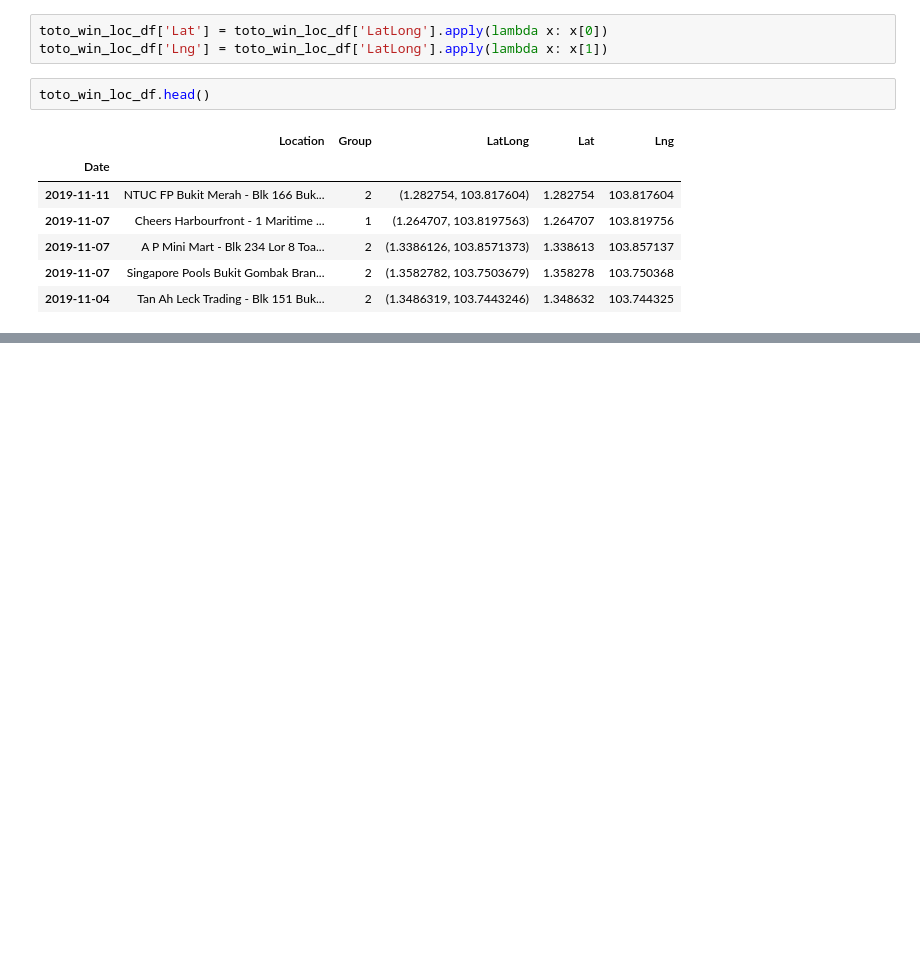
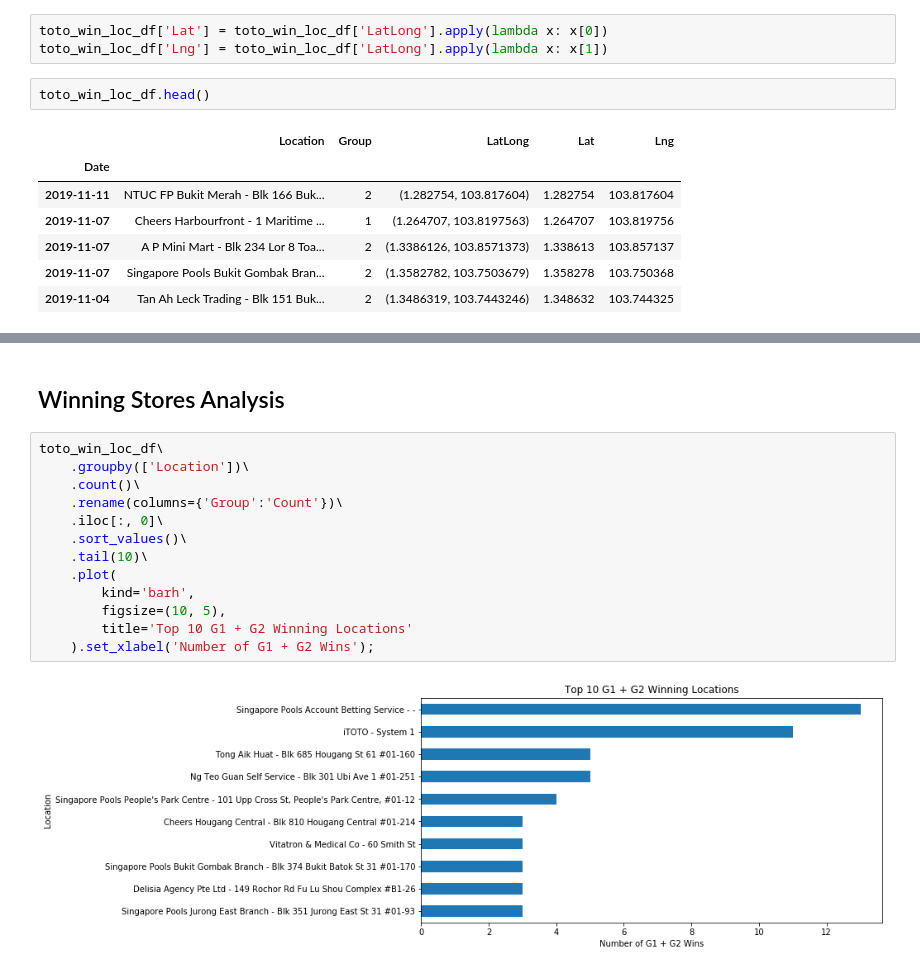
Before and after one commit to yongyct/singapore-pools-analysis, a Jupyter notebook: singapore_pools_analysis.ipynb, the cells around one changed output, grey strips where cells are left out. Saved outputs shown, nothing was run; the diff lists cells and outputs as text; blank space fills up the shorter version.

```diff
--- a/singapore_pools_analysis.ipynb
+++ b/singapore_pools_analysis.ipynb
@@ -554,0 +618,17 @@ Wall time: 4.59 s
+# %% [markdown]
+## Winning Stores Analysis
+# %%
+toto_win_loc_df\
+    .groupby(['Location'])\
+    .count()\
+    .rename(columns={'Group':'Count'})\
+    .iloc[:, 0]\
+    .sort_values()\
+    .tail(10)\
+    .plot(
+        kind='barh',
+        figsize=(10, 5),
+        title='Top 10 G1 + G2 Winning Locations'
+    ).set_xlabel('Number of G1 + G2 Wins');
+# %% [output]
+[figure, added]
```
Also changed, not shown: parts of 20 cells of this notebook, 1 other file.
